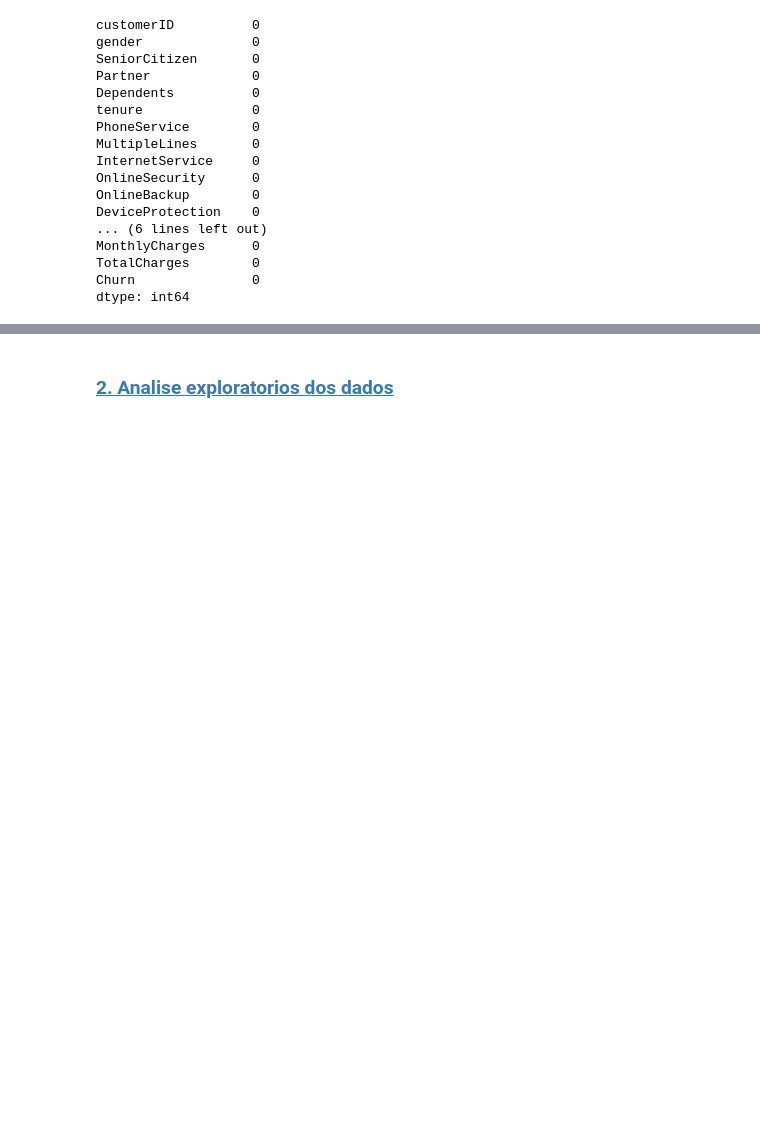
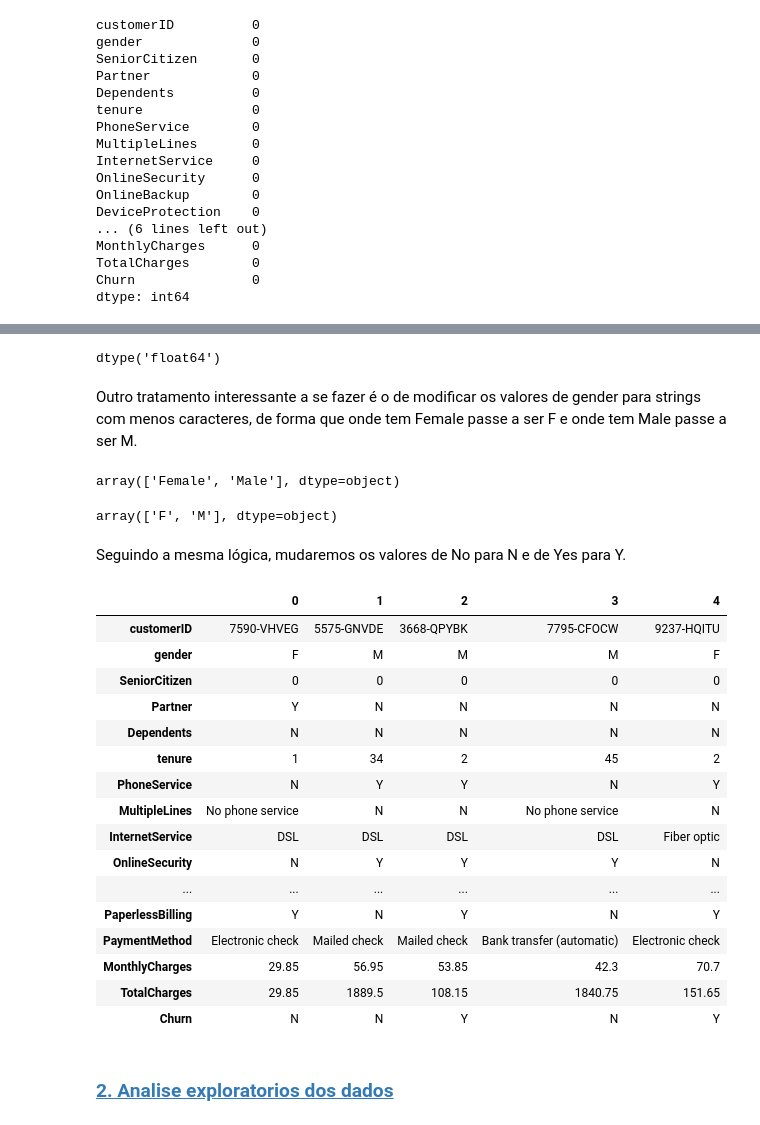
Before and after one commit to Texugo-928/Projeto_ML_Churn, a Jupyter notebook: Projeto_ML_Grupo_4.ipynb, the cells around one changed output, grey strips where cells are left out. Cells and saved outputs as stored; diff of their text form; code cells hidden in the pictures; blank space fills up the shorter version.

```diff
--- a/Projeto_ML_Grupo_4.ipynb
+++ b/Projeto_ML_Grupo_4.ipynb
@@ -123,0 +190,3 @@ dtype: int64
+# %%
+#Muda a coluna TotalCharges de object para float
+df_churn['TotalCharges'] = df_churn['TotalCharges'].replace(' ', 0).astype(float)
@@ -124,3 +195,49 @@ dtype: int64
+# %%
+#Verifica se a coluna realmente mudou de tipo e se agora é float
+df_churn['TotalCharges'].dtype
+# %% [output]
+dtype('float64')
+# %% [markdown]
+Outro tratamento interessante a se fazer é o de modificar os valores de gender para strings com menos caracteres, de forma que onde tem Female passe a ser F e onde tem Male passe a ser M.
+# %%
+#Mostra os valores únicos da coluna 'gender'
+df_churn['gender'].unique()
+# %% [output]
+array(['Female', 'Male'], dtype=object)
+# %%
+#Muda os valores Female e Male para F e M, respectivamente
+df_churn['gender'].replace('Female', 'F', inplace=True)
+df_churn['gender'].replace('Male', 'M', inplace=True)
+
+df_churn['gender'].unique()
+# %% [output]
+array(['F', 'M'], dtype=object)
+# %% [markdown]
+Seguindo a mesma lógica, mudaremos os valores de No para N e de Yes para Y.
+# %%
+#Muda os valores Female e Male para F e M, respectivamente
+df_churn.replace('Yes', 'Y', inplace=True)
+df_churn.replace('No', 'N', inplace=True)
+
+df_churn.head().T
+# %% [output]
+|  | 0 | 1 | 2 | 3 | 4 |
+| customerID | 7590-VHVEG | 5575-GNVDE | 3668-QPYBK | 7795-CFOCW | 9237-HQITU |
+| gender | F | M | M | M | F |
+| SeniorCitizen | 0 | 0 | 0 | 0 | 0 |
+| Partner | Y | N | N | N | N |
+| Dependents | N | N | N | N | N |
+| tenure | 1 | 34 | 2 | 45 | 2 |
+| PhoneService | N | Y | Y | N | Y |
+| MultipleLines | No phone service | N | N | No phone service | N |
+| InternetService | DSL | DSL | DSL | DSL | Fiber optic |
+| OnlineSecurity | N | Y | Y | Y | N |
+| ... | ... | ... | ... | ... | ... |
+| PaperlessBilling | Y | N | Y | N | Y |
+| PaymentMethod | Electronic check | Mailed check | Mailed check | Bank transfer (automatic) | Electronic check |
+| MonthlyCharges | 29.85 | 56.95 | 53.85 | 42.3 | 70.7 |
+| TotalCharges | 29.85 | 1889.5 | 108.15 | 1840.75 | 151.65 |
+| Churn | N | N | Y | N | Y |
 # %% [markdown]
 ### **[2. Analise exploratorios dos dados](#2.-Analise-exploratorios-dos-dados)**
 # %% [markdown]
```
Also changed, not shown: parts of 21 cells of this notebook.
